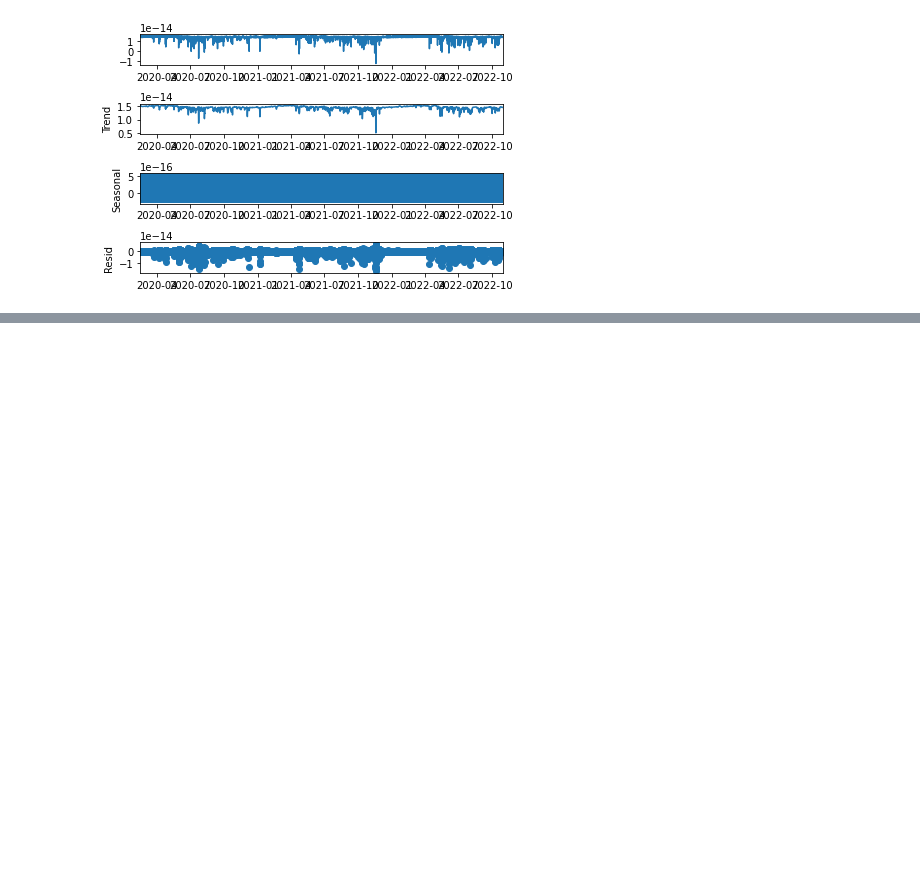
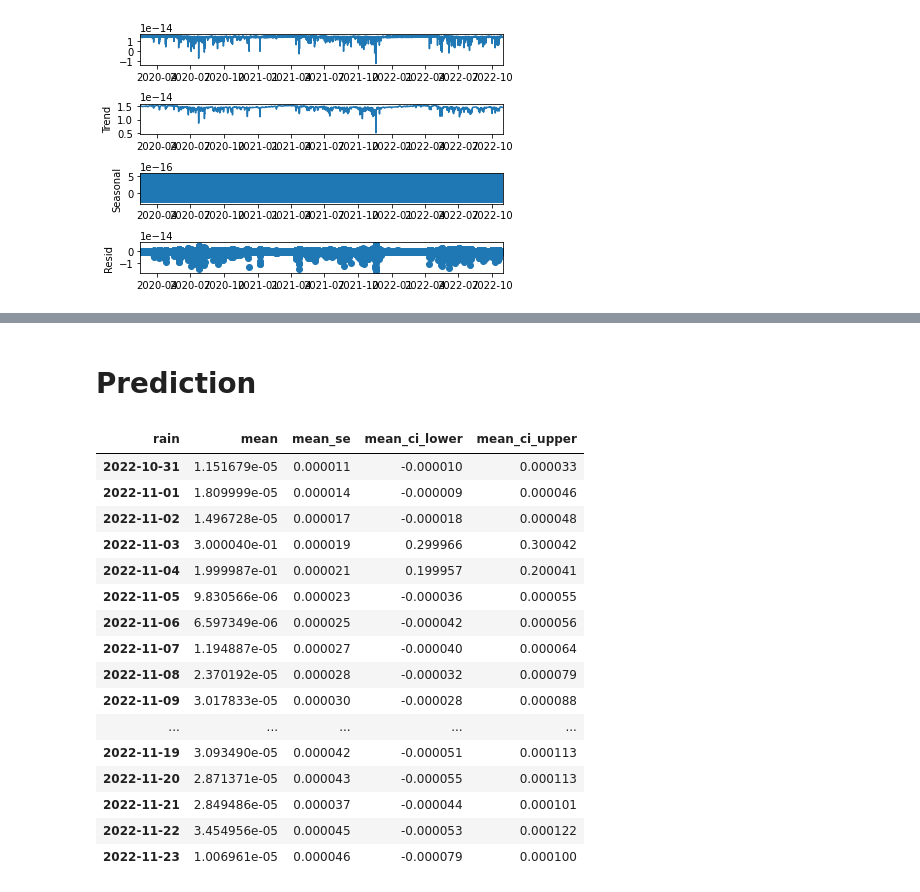
Before and after one commit to prajwalDU/RainFall_Prediction, a Jupyter notebook: Log9.ipynb, the cells around one changed output, grey strips where cells are left out. Saved outputs shown, nothing was run; the diff lists cells and outputs as text; code cells hidden in the pictures; blank space fills up the shorter version.

```diff
--- a/Log9.ipynb
+++ b/Log9.ipynb
@@ -336,0 +369,2 @@ plt.show()
+# %% [markdown]
+# Prediction
@@ -336,0 +375,21 @@ plt.show()
+# %%
+predictions = sarimax_results.get_forecast(steps=24, exog=X_test_minus_intercept[:24])
+predictions.summary_frame()
+# %% [output]
+| rain | mean | mean_se | mean_ci_lower | mean_ci_upper |
+| 2022-10-31 | 1.151679e-05 | 0.000011 | -0.000010 | 0.000033 |
+| 2022-11-01 | 1.809999e-05 | 0.000014 | -0.000009 | 0.000046 |
+| 2022-11-02 | 1.496728e-05 | 0.000017 | -0.000018 | 0.000048 |
+| 2022-11-03 | 3.000040e-01 | 0.000019 | 0.299966 | 0.300042 |
+| 2022-11-04 | 1.999987e-01 | 0.000021 | 0.199957 | 0.200041 |
+| 2022-11-05 | 9.830566e-06 | 0.000023 | -0.000036 | 0.000055 |
+| 2022-11-06 | 6.597349e-06 | 0.000025 | -0.000042 | 0.000056 |
+| 2022-11-07 | 1.194887e-05 | 0.000027 | -0.000040 | 0.000064 |
+| 2022-11-08 | 2.370192e-05 | 0.000028 | -0.000032 | 0.000079 |
+| 2022-11-09 | 3.017833e-05 | 0.000030 | -0.000028 | 0.000088 |
+| ... | ... | ... | ... | ... |
+| 2022-11-19 | 3.093490e-05 | 0.000042 | -0.000051 | 0.000113 |
+| 2022-11-20 | 2.871371e-05 | 0.000043 | -0.000055 | 0.000113 |
+| 2022-11-21 | 2.849486e-05 | 0.000037 | -0.000044 | 0.000101 |
+| 2022-11-22 | 3.454956e-05 | 0.000045 | -0.000053 | 0.000122 |
+| 2022-11-23 | 1.006961e-05 | 0.000046 | -0.000079 | 0.000100 |
```
Also changed, not shown: parts of 8 cells of this notebook.
